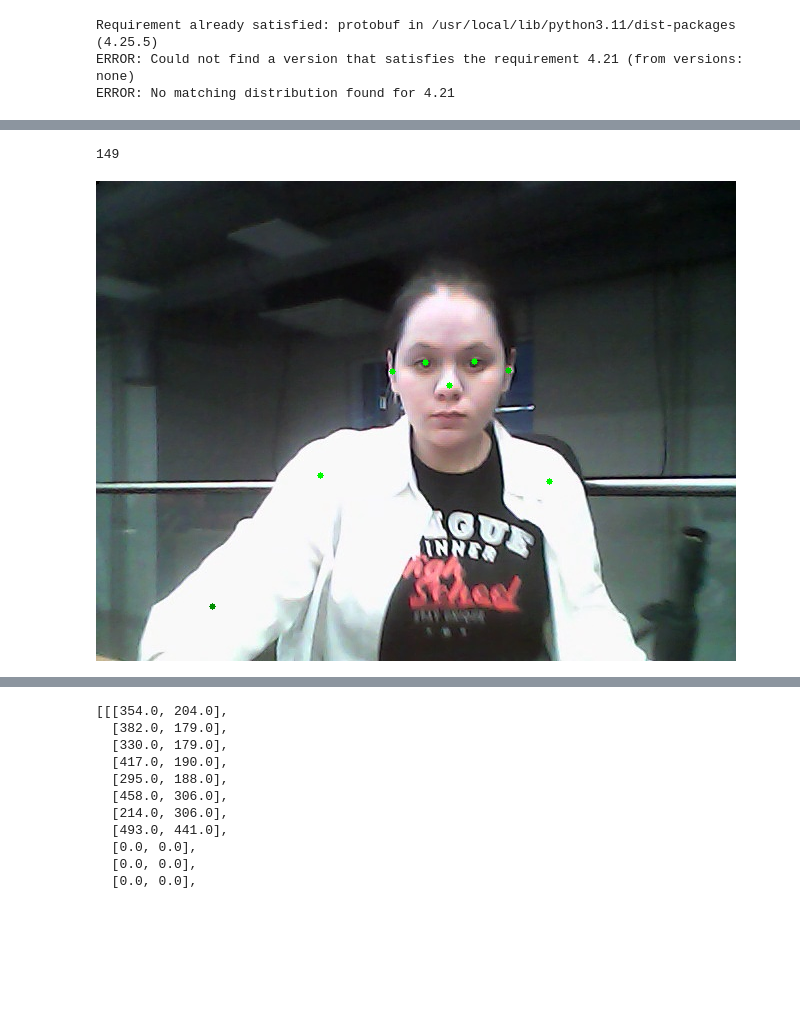
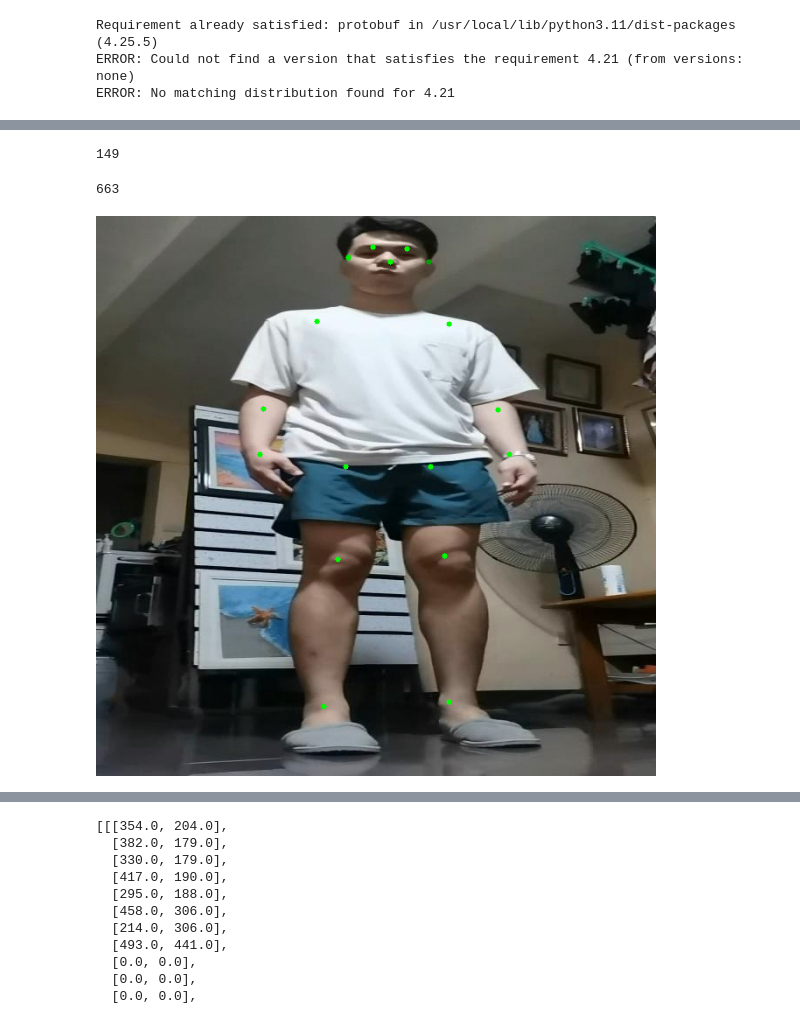
Before and after one commit to ann04ka/CV_exercises, a Jupyter notebook: Kalman.ipynb, the cells around one changed output, grey strips where cells are left out. Drawn from its saved outputs; the diff is of its cells as text; code cells hidden in the pictures; blank space fills up the shorter version.

```diff
--- a/Kalman.ipynb
+++ b/Kalman.ipynb
@@ -426,0 +423,37 @@ W0000 00:00:1737375115.615043   19226 landmark_projection_calculator.cc:186] Usi
+# %%
+import os
+import glob
+
+def extract_yolo_predictions_from_labels(directory):
+    # Список для хранения всех списков точек
+    all_predictions = []
+
+    # Путь к текстовым файлам
+    path = os.path.join(directory, '*.txt')
+
+    # Получение списка всех текстовых файлов в указанной директории
+    label_files = glob.glob(path)
+    print(len(label_files))
+
+    # Обработка каждого файла
+    for n in label_files:
+        file = os.path.join(directory, n)
+        # print(file)
+        with open(file, 'r') as f:
+            predictions = []
+            # Чтение строк из файла
+            for line in f:
+                # Разделяем строку по пробелам и преобразуем в числа
+                points = list(map(float, line.strip().split()))
+                # Добавляем точки в список предсказаний
+                predictions.append(points)
+        # Добавляем список предсказаний для текущего файла в общий список
+        all_predictions.append(predictions)
+
+    return all_predictions
+
+# Пример использования функции:
+directory = '/content/runs/pose/predict/labels'
+gt_list = extract_yolo_predictions_from_labels(directory)
+# %% [output]
+149
@@ -440,8 +475,8 @@ def extract_yolo_predictions_from_labels(directory):
     print(len(label_files))
 
     # Обработка каждого файла
-    for n in range(1, len(label_files) + 1):
-        file = f'/content/runs/pose/predict/labels/WIN_20241010_18_01_01_Pro_{n}.txt'
+    for n in range(1, 663):
+        file = f'/content/runs/pose/predict/labels/DanceStepDetection_{n}.txt'
         # print(file)
         with open(file, 'r') as f:
             predictions = []
@@ -464,48 +499,48 @@ predictions_list = extract_yolo_predictions_from_labels(directory)
 # for idx, preds in enumerate(predictions_list):
 #     print(f"Predictions from file {idx + 1}: {preds[:]}")
 # %% [output]
-149
+663
 # %%
 import cv2 as cv
 from google.colab.patches import cv2_imshow
 
-cap = cv.VideoCapture('/content/drive/MyDrive/KF/WIN_20241010_18_01_01_Pro.mp4')
+cap = cv.VideoCapture('/content/drive/MyDrive/KF/DanceStepDetection.avi')
 count = 0
 success = True
 
 while success:
   success,image = cap.read()
-  cv.imwrite("frame%d.jpg" % count, image)     # save frame as JPEG file
-  if count == 148:                     # exit if Escape is hit
+  cv.imwrite("/content/frame%04d.jpg" % count, image)     # save frame as JPEG file
+  if count == 662:                     # exit if Escape is hit
       break
   shape = image.shape
   count += 1
 # %%
 import os
 import ultralytics
 
 # 0: Nose 1: Left Eye 2: Right Eye 3: Left Ear 4: Right Ear 5: Left Shoulder
 # 6: Right Shoulder 7: Left Elbow 8: Right Elbow 9: Left Wrist 10: Right Wrist
 # 11: Left Hip 12: Right Hip 13: Left Knee
 # 14: Right Knee 15: Left Ankle 16: Right Ankle
 
 n = 2
-image = cv.imread(f'/content/frame{n}.jpg')
+image = cv.imread(f'/content/frame%04d.jpg' %n)
 
 x = [int(x * shape[1]) for x in predictions_list[n][0][5:len(predictions_list[n][0][:]):3]]
 y = [int(y * shape[0]) for y in predictions_list[n][0][6:len(predictions_list[n][0][:]):3]]
 visibility = [v for v in predictions_list[n][0][7:len(predictions_list[n][0][:]):3]]
 # print(len(predictions_list[:]), len(x), len(y), len(visibility))
 # print(x)
 # print(y)
 # print(visibility)
 
 for x, y, visibility in zip(x, y, visibility):
   cv.circle(image, (x, y), radius=3, color=(0, int(255 * visibility), 0), thickness=-1)
 
 cv2_imshow(image)
 # %% [output]
-[figure, old version]
+[figure, new version]
 # %%
 import numpy as np
 import torch
```
Also changed, not shown: parts of 41 cells of this notebook.
